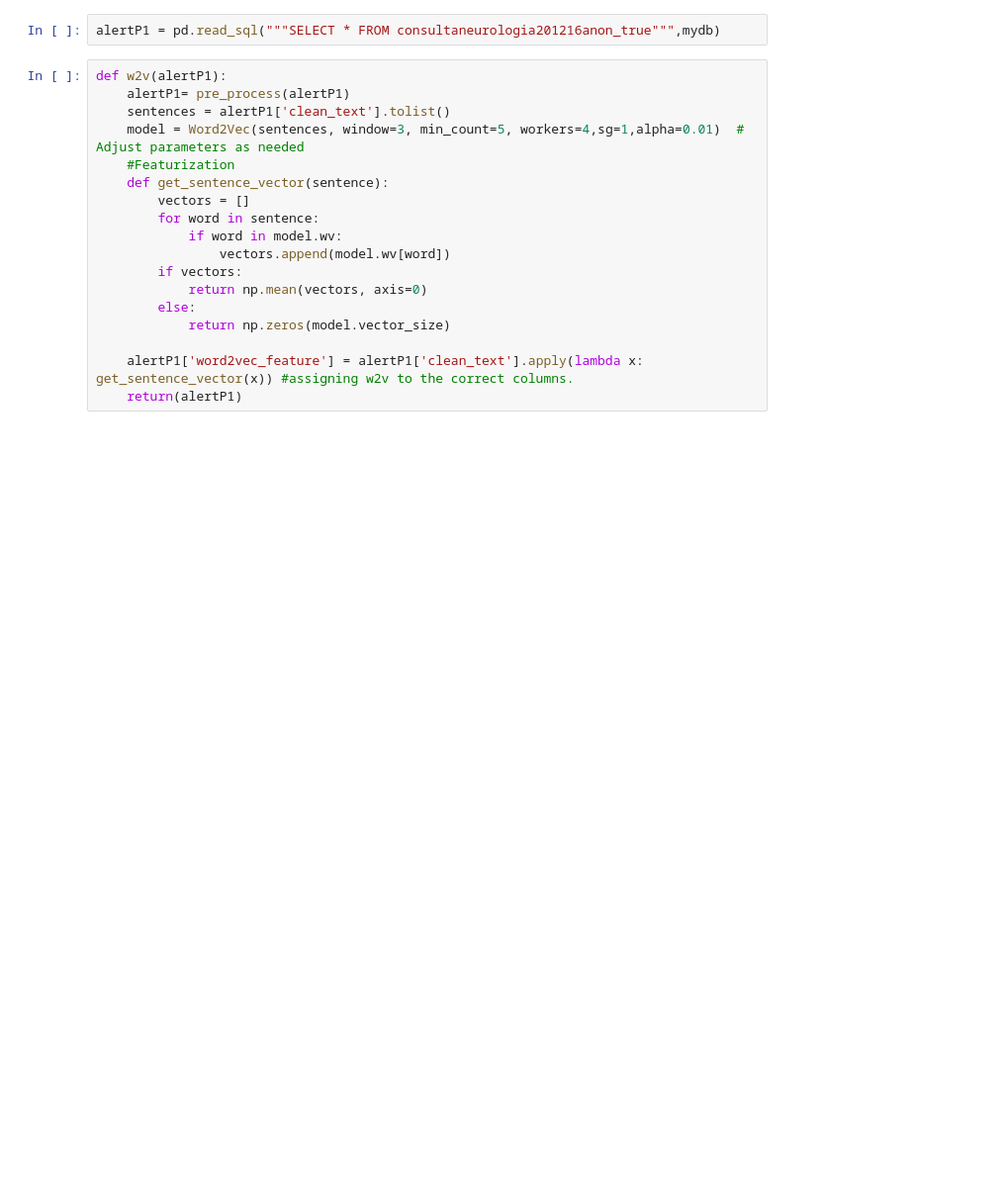
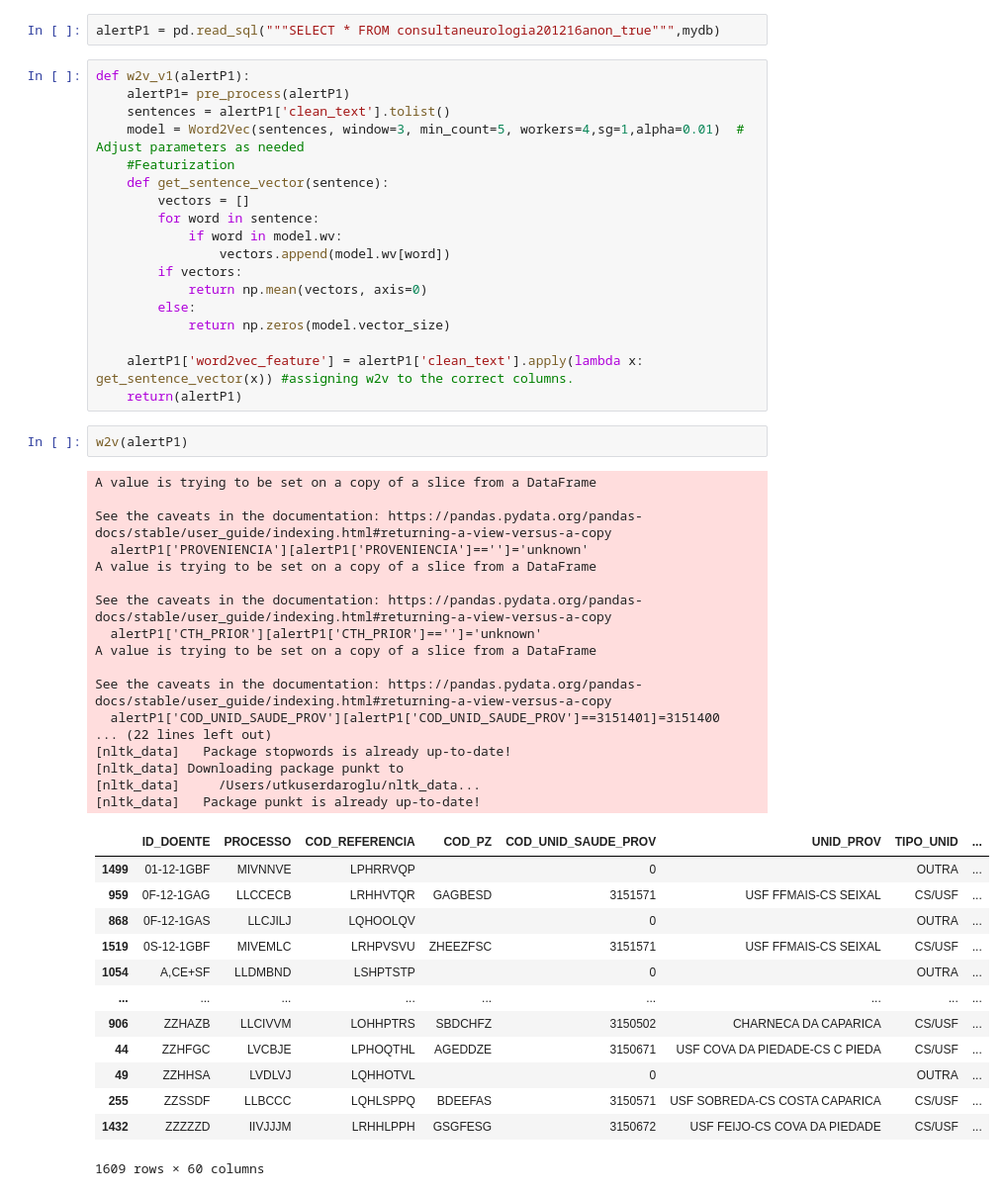
Before and after one commit to Data-Science-Knowledge-Center-Nova-SBE/PBL-HGO, a Jupyter notebook: W2V_func.ipynb, the cells around one changed output. Shown at 99% size. Saved outputs shown, nothing was run; the diff lists cells and outputs as text; blank space fills up the shorter version.

```diff
--- a/W2V_func.ipynb
+++ b/W2V_func.ipynb
@@ -51,7 +52,7 @@ Tables: [('ConsultaUrgencia_doentespedidosconsultaNeurologia2012',), ('consultan
 # %%
 alertP1 = pd.read_sql("""SELECT * FROM consultaneurologia201216anon_true""",mydb)
 # %%
-def w2v(alertP1):
+def w2v_v1(alertP1):
     alertP1= pre_process(alertP1)
     sentences = alertP1['clean_text'].tolist()
     model = Word2Vec(sentences, window=3, min_count=5, workers=4,sg=1,alpha=0.01)  # Adjust parameters as needed
@@ -68,3 +69,36 @@ def w2v(alertP1):
 
     alertP1['word2vec_feature'] = alertP1['clean_text'].apply(lambda x: get_sentence_vector(x)) #assigning w2v to the correct columns.
     return(alertP1)
+# %%
+w2v(alertP1)
+# %% [output]
+A value is trying to be set on a copy of a slice from a DataFrame
+
+See the caveats in the documentation: https://pandas.pydata.org/pandas-docs/stable/user_guide/indexing.html#returning-a-view-versus-a-copy
+  alertP1['PROVENIENCIA'][alertP1['PROVENIENCIA']=='']='unknown'
+A value is trying to be set on a copy of a slice from a DataFrame
+
+See the caveats in the documentation: https://pandas.pydata.org/pandas-docs/stable/user_guide/indexing.html#returning-a-view-versus-a-copy
+  alertP1['CTH_PRIOR'][alertP1['CTH_PRIOR']=='']='unknown'
+A value is trying to be set on a copy of a slice from a DataFrame
+
+See the caveats in the documentation: https://pandas.pydata.org/pandas-docs/stable/user_guide/indexing.html#returning-a-view-versus-a-copy
+  alertP1['COD_UNID_SAUDE_PROV'][alertP1['COD_UNID_SAUDE_PROV']==3151401]=3151400
+... (22 lines left out)
+[nltk_data]   Package stopwords is already up-to-date!
+[nltk_data] Downloading package punkt to
+[nltk_data]     /Users/utkuserdaroglu/nltk_data...
+[nltk_data]   Package punkt is already up-to-date!
+|  | ID_DOENTE | PROCESSO | COD_REFERENCIA | COD_PZ | COD_UNID_SAUDE_PROV | UNID_PROV | TIPO_UNID | ... |
+| 1499 | 01-12-1GBF | MIVNNVE | LPHRRVQP |  | 0 |  | OUTRA | ... |
+| 959 | 0F-12-1GAG | LLCCECB | LRHHVTQR | GAGBESD | 3151571 | USF FFMAIS-CS SEIXAL | CS/USF | ... |
+| 868 | 0F-12-1GAS | LLCJILJ | LQHOOLQV |  | 0 |  | OUTRA | ... |
+| 1519 | 0S-12-1GBF | MIVEMLC | LRHPVSVU | ZHEEZFSC | 3151571 | USF FFMAIS-CS SEIXAL | CS/USF | ... |
+| 1054 | A,CE+SF | LLDMBND | LSHPTSTP |  | 0 |  | OUTRA | ... |
+| ... | ... | ... | ... | ... | ... | ... | ... | ... |
+| 906 | ZZHAZB | LLCIVVM | LOHHPTRS | SBDCHFZ | 3150502 | CHARNECA DA CAPARICA | CS/USF | ... |
+| 44 | ZZHFGC | LVCBJE | LPHOQTHL | AGEDDZE | 3150671 | USF COVA DA PIEDADE-CS C PIEDA | CS/USF | ... |
+| 49 | ZZHHSA | LVDLVJ | LQHHOTVL |  | 0 |  | OUTRA | ... |
+| 255 | ZZSSDF | LLBCCC | LQHLSPPQ | BDEEFAS | 3150571 | USF SOBREDA-CS COSTA CAPARICA | CS/USF | ... |
+| 1432 | ZZZZZD | IIVJJJM | LRHHLPPH | GSGFESG | 3150672 | USF FEIJO-CS COVA DA PIEDADE | CS/USF | ... |
+1609 rows × 60 columns
```
Also changed, not shown: parts of 4 cells of this notebook, 1 other file.
